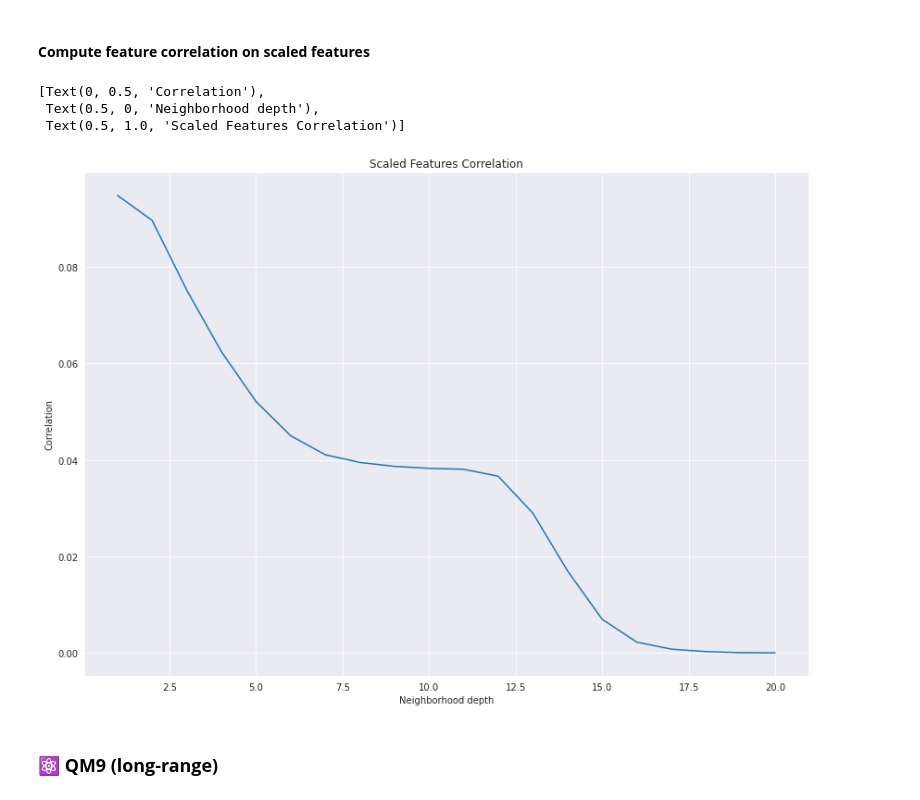
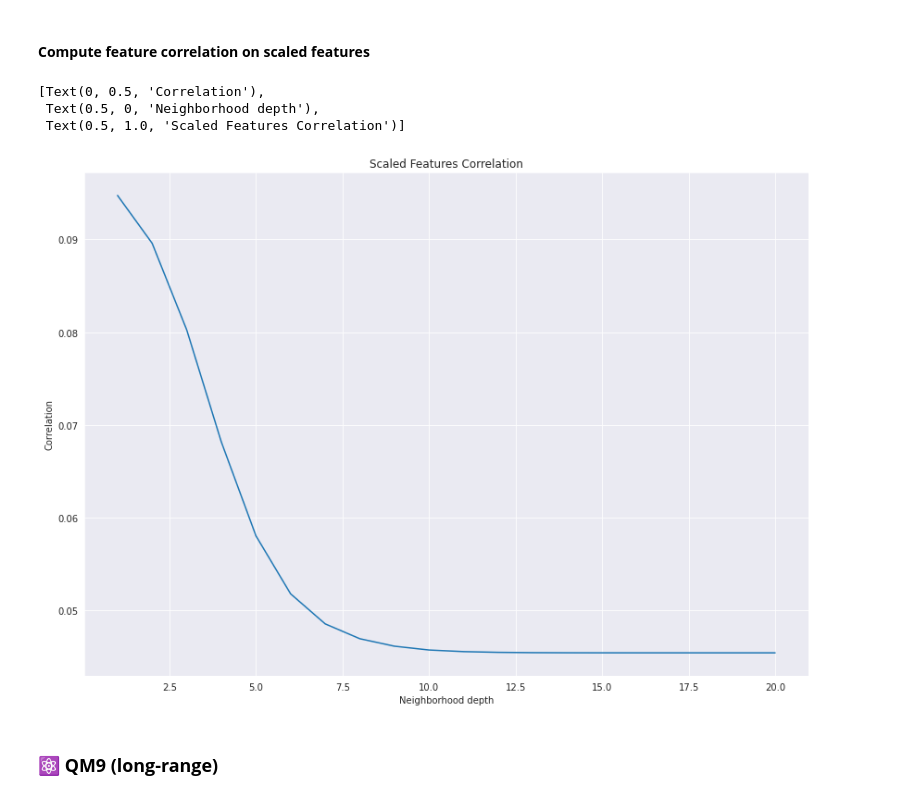
Before and after one commit to achrafash/gnn-receptive-fields, a Jupyter notebook: 05_measuring_problem_radius.ipynb, the cells around one changed output. Saved outputs shown, nothing was run; the diff lists cells and outputs as text; code cells hidden in the pictures.

Commit message:
🚑 fix graph correlation and run both input and scaled features

```diff
--- a/05_measuring_problem_radius.ipynb
+++ b/05_measuring_problem_radius.ipynb
@@ -175,6 +177,21 @@ def corrcoef(x:torch.Tensor, y:torch.Tensor):
     c = torch.clamp(c, -1.0, 1.0)
 
     return c
+# %%
+def graph_correlation(neb, x, y):
+    """Returns the list of correlations between the barycenter representation of
+    labels and the neighbor features.
+
+    Args:
+        - neb [num_nodes, num_nodes]: dense adjacency matrix
+        - x [num_nodes, num_features]: node features
+        - y [num_nodes, num_features]: label representation associated with the target node
+
+    :rtype: list - [num_nodes]
+    """
+
+    num_nodes = x.size(0)
+    return [corrcoef(x=x[neb[i] == 1], y=y[i]).abs().mean() for i in tqdm(range(num_nodes))]
 # %%
 def opt_feature_correlation(all_adj, X, centroids, k):
     """Returns the list of correlations between the barycenter representation of
@@ -255,16 +286,17 @@ sns.lineplot(x=range(1, 21), y=k_hop_correlations).set(xlabel="Neighborhood dept
 # %%
 X_scaled = scale(G.x)
 scaled_centroids = centroids(X_scaled, G.y)
+y_scaled = torch.stack([scaled_centroids[G.y[i].item()] for i in range(G.num_nodes)])
 # %%
-scaled_correlations = [np.mean(feature_correlation(all_neb, X_scaled, scaled_centroids, k=k)) for k in tqdm(range(1, 21))]
+k_hop_correlations = [np.mean(graph_correlation(sum(all_neb[:k]), x=X_scaled, y=y_scaled)) for k in tqdm(range(1, 21))]
 # %%
 plt.figure(figsize=(14, 10))
-sns.lineplot(x=range(1, 21), y=scaled_correlations).set(title="Scaled Features Correlation", xlabel="Neighborhood depth", ylabel="Correlation")
+sns.lineplot(x=range(1, 21), y=k_hop_correlations).set(title="Scaled Features Correlation", xlabel="Neighborhood depth", ylabel="Correlation")
 # %% [output]
 [Text(0, 0.5, 'Correlation'),
  Text(0.5, 0, 'Neighborhood depth'),
  Text(0.5, 1.0, 'Scaled Features Correlation')]
-[figure, old version]
+[figure, new version]
 # %% [markdown]
 ### **⚛ QM9 (long-range)**
 # %%
```
Also changed, not shown: parts of 4 cells of this notebook.
